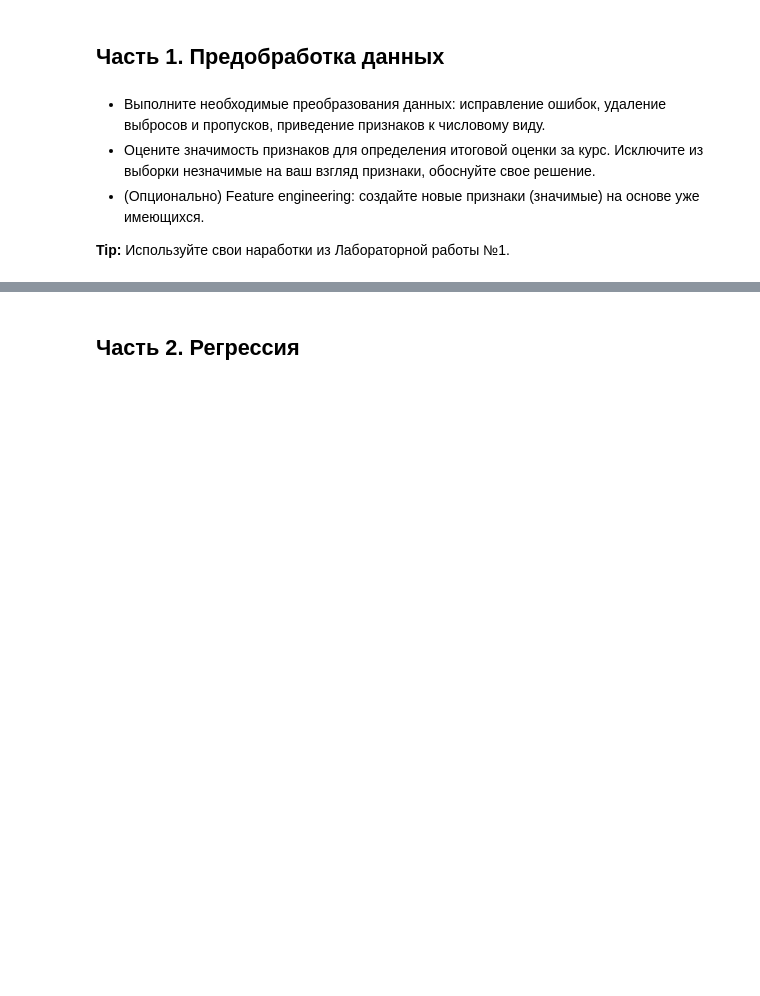
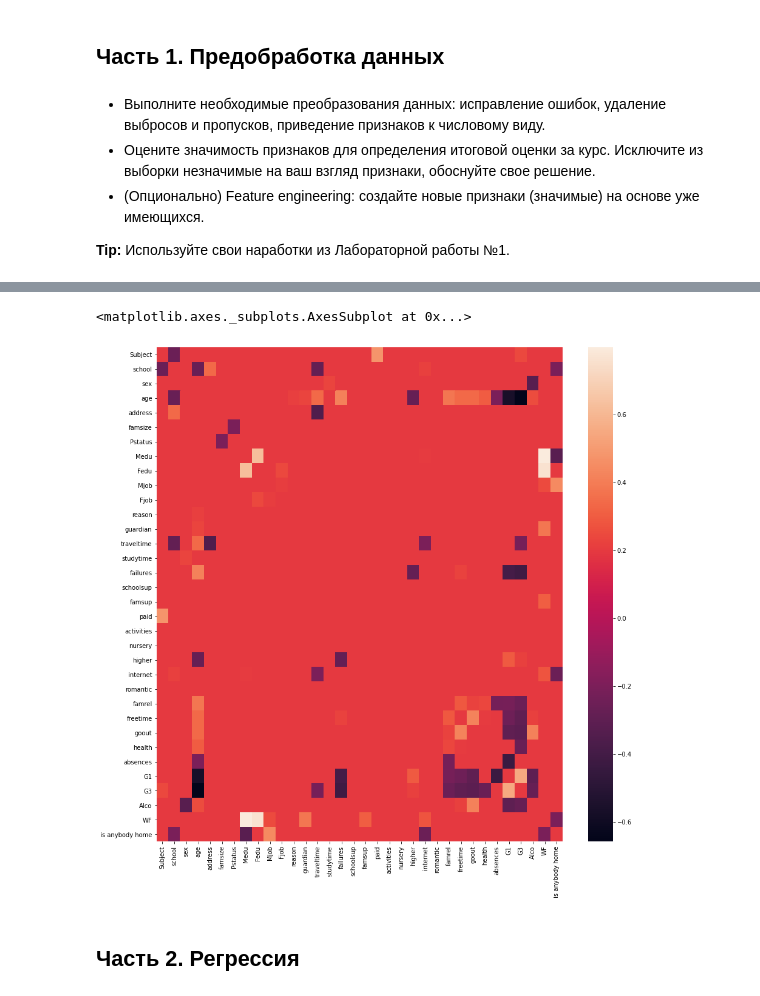
Before and after one commit to dariaAlium/iad, a Jupyter notebook: Lab_3_Supervised_Learning.ipynb, the cells around one changed output, grey strips where cells are left out. Drawn from its saved outputs; the diff is of its cells as text; code cells hidden in the pictures; blank space fills up the shorter version.

```diff
--- a/Lab_3_Supervised_Learning.ipynb
+++ b/Lab_3_Supervised_Learning.ipynb
@@ -80,0 +228,23 @@ pd.read_csv('students_data_features.csv',
+# %%
+'''
+сделаем нормализацию данных
+тут я поняла что в некоторых других столбцах есть некоректные данные
+так же объединим алкоголь в один столбец
+и создадим столбец благополучия в семье
+так же оставим бинарным признакам их бинарность
+'''
+def leave_bin(frame, norm):
+  for seria in frame.columns.tolist():
+    if (frame[seria].max() == 1) & (frame[seria].min() == 0):
+      norm[seria] = frame[seria]
+
+data_norm = pd.DataFrame(preprocessing.normalize(data), columns=list(data.columns))
+data_norm['Alco'] = data_norm['Dalc'] + data_norm['Walc']
+data_norm['WF'] = data_norm['famsize'] + data_norm['Pstatus'] + data_norm['Medu'] + data_norm['Fedu']+ data_norm['guardian']+data_norm['famsup'] +data_norm['paid']+ data_norm['internet']
+data_norm.drop(['Dalc'], axis='columns', inplace=True)
+data_norm.drop(['Walc'], axis='columns', inplace=True)
+data_norm.drop(['G2'], axis='columns', inplace=True)
+data_norm['is anybody home'] = np.where((data['Mjob'] == 3)|(data['Fjob'] == 3),1,0)
+leave_bin(data, data_norm)
+
+data_norm
@@ -81,3 +265,22 @@ pd.read_csv('students_data_features.csv',
+# %%
+'''
+теперь посмотрим корреляцию наших данных
+'''
+corr = data_norm.corr()
+fig, ax = plt.subplots(figsize=(15,15))
+'''
+заменим малозначащие данные и данные между одинаковыми столбцами на один
+цвет, чтобы яркие зависимости были хорошо видны
+'''
+for i in corr.columns.tolist():
+  for j in corr.columns.tolist():
+    if (-0.2 < corr[i][j] < 0.2) | (corr[i][j] == 1):
+      corr[i][j] = 0.2
+sns.heatmap(corr, xticklabels=corr.columns.values,
+           yticklabels=corr.columns.values)
+# %% [output]
+<matplotlib.axes._subplots.AxesSubplot at 0x...>
+[figure, added]
 # %% [markdown]
 ## Часть 2. Регрессия
 # %% [markdown]
```
Also changed, not shown: parts of 18 cells of this notebook.
